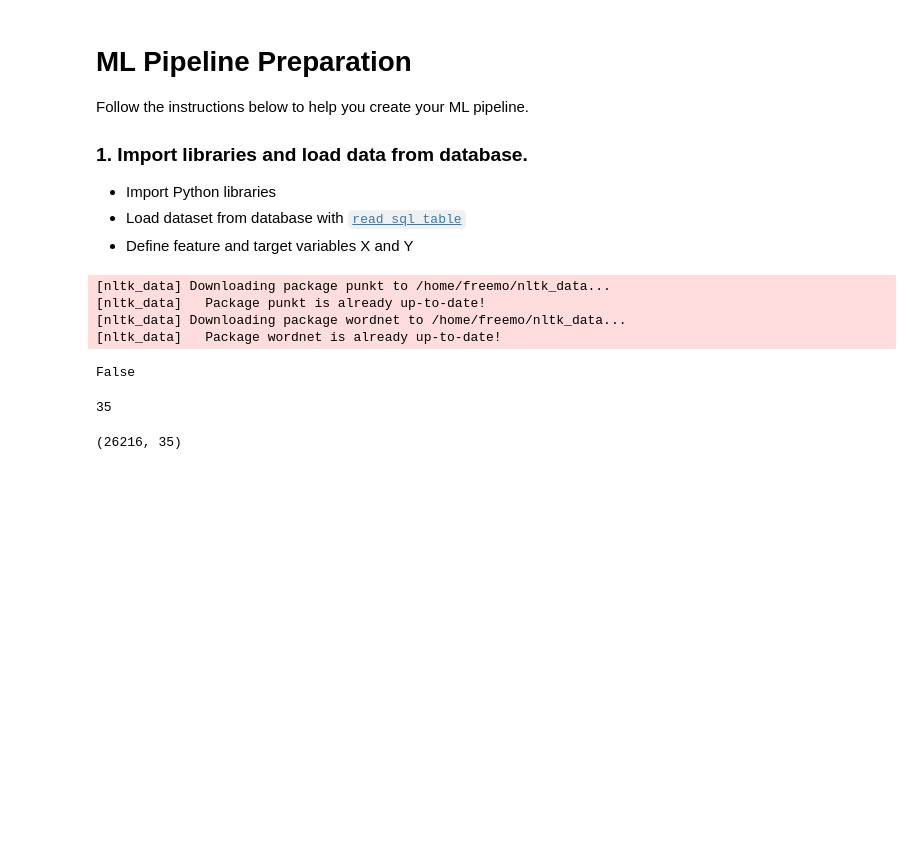
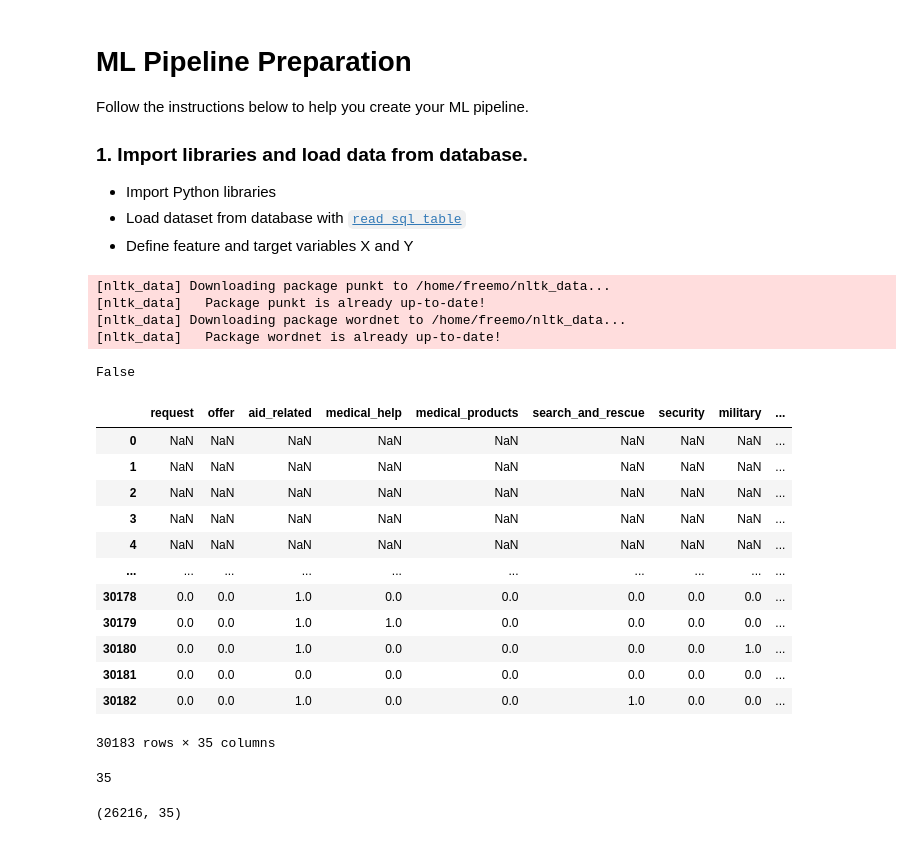
Before and after one commit to rabadzhiyski/DRC-Disaster_Response_Classification, a Jupyter notebook: ML Pipeline Preparation.ipynb, the cells around one changed output. Drawn from its saved outputs; the diff is of its cells as text; code cells hidden in the pictures; blank space fills up the shorter version.

```diff
--- a/ML Pipeline Preparation.ipynb
+++ b/ML Pipeline Preparation.ipynb
@@ -44,6 +44,22 @@ categories = y.columns
 y.isnull().values.any()
 # %% [output]
 False
+# %%
+y
+# %% [output]
+|  | request | offer | aid_related | medical_help | medical_products | search_and_rescue | security | military | ... |
+| 0 | NaN | NaN | NaN | NaN | NaN | NaN | NaN | NaN | ... |
+| 1 | NaN | NaN | NaN | NaN | NaN | NaN | NaN | NaN | ... |
+| 2 | NaN | NaN | NaN | NaN | NaN | NaN | NaN | NaN | ... |
+| 3 | NaN | NaN | NaN | NaN | NaN | NaN | NaN | NaN | ... |
+| 4 | NaN | NaN | NaN | NaN | NaN | NaN | NaN | NaN | ... |
+| ... | ... | ... | ... | ... | ... | ... | ... | ... | ... |
+| 30178 | 0.0 | 0.0 | 1.0 | 0.0 | 0.0 | 0.0 | 0.0 | 0.0 | ... |
+| 30179 | 0.0 | 0.0 | 1.0 | 1.0 | 0.0 | 0.0 | 0.0 | 0.0 | ... |
+| 30180 | 0.0 | 0.0 | 1.0 | 0.0 | 0.0 | 0.0 | 0.0 | 1.0 | ... |
+| 30181 | 0.0 | 0.0 | 0.0 | 0.0 | 0.0 | 0.0 | 0.0 | 0.0 | ... |
+| 30182 | 0.0 | 0.0 | 1.0 | 0.0 | 0.0 | 1.0 | 0.0 | 0.0 | ... |
+30183 rows × 35 columns
 # %%
 categories.value_counts().sum()
 # %% [output]
```
Also changed, not shown: 2 other files.
